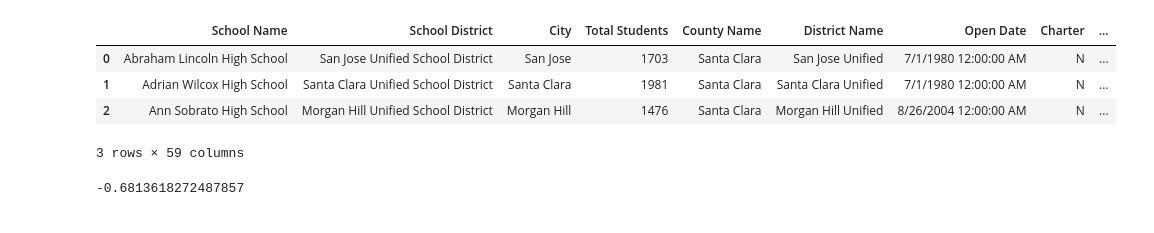
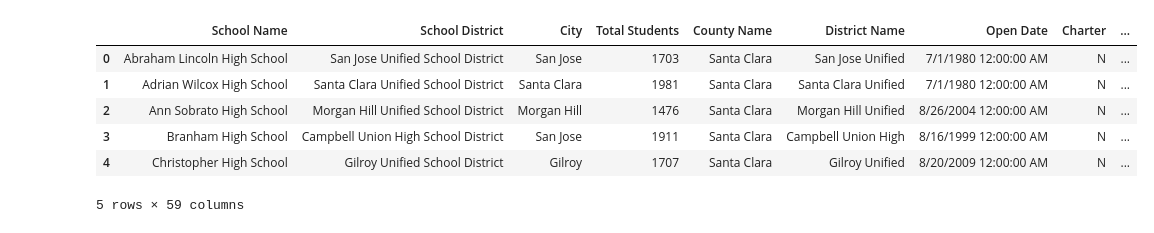
Before and after one commit to its-melina/high-schools-data-analytics, a Jupyter notebook: grad_rate_analysis.ipynb, the cells around one changed output. Saved outputs shown, nothing was run; the diff lists cells and outputs as text; code cells hidden in the pictures.

Commit message:
exploratory data analysis

```diff
--- a/grad_rate_analysis.ipynb
+++ b/grad_rate_analysis.ipynb
@@ -3,9 +5,11 @@ import pandas as pd
 # %%
-school_data = pd.read_csv("scc_school_data.csv")
-school_data.head(3)
+schools = pd.read_csv("scc_school_data.csv")
+schools.head()
 # %% [output]
 |  | School Name | School District | City | Total Students | County Name | District Name | Open Date | Charter | ... |
 | 0 | Abraham Lincoln High School | San Jose Unified School District | San Jose | 1703 | Santa Clara | San Jose Unified | 7/1/1980 12:00:00 AM | N | ... |
 | 1 | Adrian Wilcox High School | Santa Clara Unified School District | Santa Clara | 1981 | Santa Clara | Santa Clara Unified | 7/1/1980 12:00:00 AM | N | ... |
 | 2 | Ann Sobrato High School | Morgan Hill Unified School District | Morgan Hill | 1476 | Santa Clara | Morgan Hill Unified | 8/26/2004 12:00:00 AM | N | ... |
+| 3 | Branham High School | Campbell Union High School District | San Jose | 1911 | Santa Clara | Campbell Union High | 8/16/1999 12:00:00 AM | N | ... |
+| 4 | Christopher High School | Gilroy Unified School District | Gilroy | 1707 | Santa Clara | Gilroy Unified | 8/20/2009 12:00:00 AM | N | ... |
-3 rows × 59 columns
+5 rows × 59 columns
@@ -14,4 +15,0 @@ school_data['Graduation Rate'] = school_data['Graduation Rate'].str.replace('%',
-# %%
-school_data['Socioeconomically Disadvantaged (%)'].corr(school_data['Graduation Rate'])
-# %% [output]
--0.6813618272487857
```
Also changed, not shown: parts of 6 cells of this notebook.
